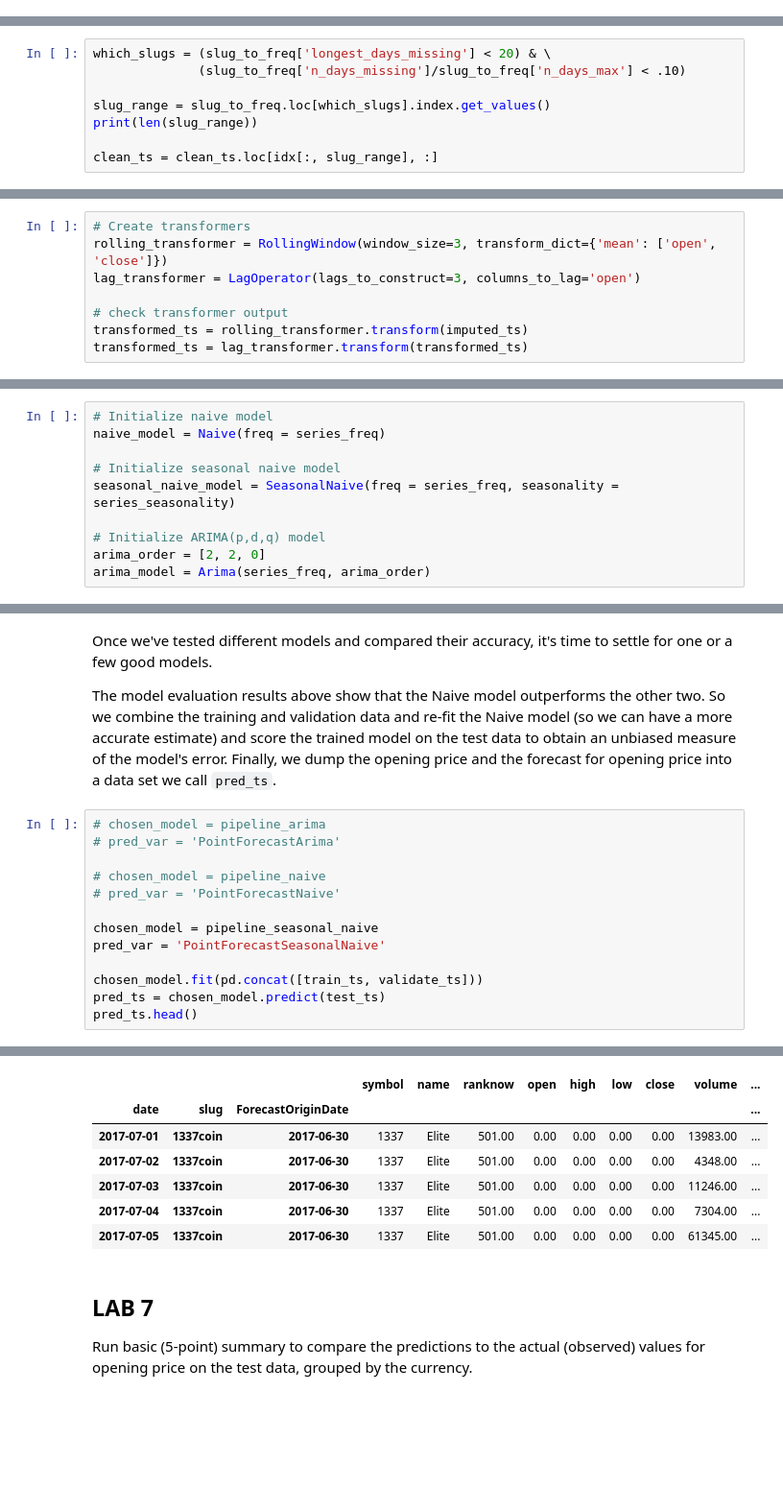
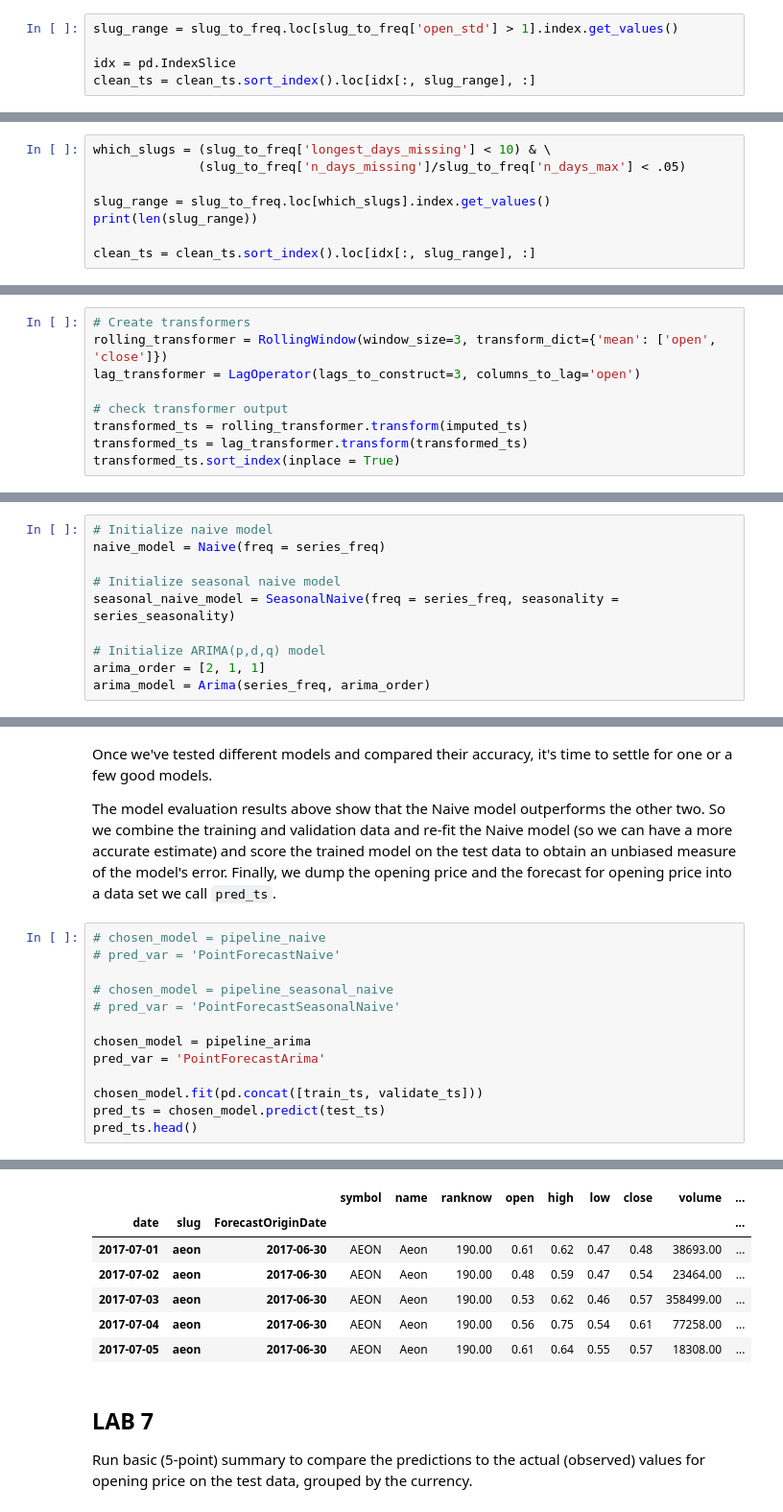
Before and after one commit to bassampourco/LearnAI-CustomTimeSeriesForecastingWithAML, a Jupyter notebook: Crypto_Markets.ipynb, the cells around one changed output, grey strips where cells are left out. Shown at 96% size. Cells and saved outputs as stored; diff of their text form; blank space fills up the shorter version.

```diff
--- a/Crypto_Markets.ipynb
+++ b/Crypto_Markets.ipynb
@@ -379,3 +366,8 @@ slug_to_freq.head(10)
+# %%
+slug_range = slug_to_freq.loc[slug_to_freq['open_std'] > 1].index.get_values()
+
+idx = pd.IndexSlice
+clean_ts = clean_ts.sort_index().loc[idx[:, slug_range], :]
 # %% [markdown]
 We can also compute our own summary statistics.
  - The function `longest_nan_chain` below computes the length of the longest chain of `nan`'s (missing data) in an array. We use it to compute the most number of consecutive days in the time series that each currency went without  recording a price at open.
@@ -445,11 +437,11 @@ idx = pd.IndexSlice
 # %% [markdown]
 Using the statistics we computed above, we're going to do one last round of data cleaning by removing currencies with too many missing data points, either as a percentage of the total number of data points or because of a long chain of consecutive missing data points.
 # %%
-which_slugs = (slug_to_freq['longest_days_missing'] < 20) & \
-              (slug_to_freq['n_days_missing']/slug_to_freq['n_days_max'] < .10)
+which_slugs = (slug_to_freq['longest_days_missing'] < 10) & \
+              (slug_to_freq['n_days_missing']/slug_to_freq['n_days_max'] < .05)
 
 slug_range = slug_to_freq.loc[which_slugs].index.get_values()
 print(len(slug_range))
 
-clean_ts = clean_ts.loc[idx[:, slug_range], :]
+clean_ts = clean_ts.sort_index().loc[idx[:, slug_range], :]
 # %% [output]
@@ -545,6 +533,7 @@ lag_transformer = LagOperator(lags_to_construct=3, columns_to_lag='open')
 # check transformer output
 transformed_ts = rolling_transformer.transform(imputed_ts)
 transformed_ts = lag_transformer.transform(transformed_ts)
+transformed_ts.sort_index(inplace = True)
 # %%
 transformed_ts.loc[idx[:, 'bitcoin'], :].head()
 # %% [output]
@@ -586,7 +621,7 @@ naive_model = Naive(freq = series_freq)
 seasonal_naive_model = SeasonalNaive(freq = series_freq, seasonality = series_seasonality)
 
 # Initialize ARIMA(p,d,q) model
-arima_order = [2, 2, 0]
+arima_order = [2, 1, 1]
 arima_model = Arima(series_freq, arima_order)
 # %% [markdown]
 ### Build the Pipelines
@@ -642,14 +677,14 @@ Once we've tested different models and compared their accuracy, it's time to set
 
 The model evaluation results above show that the Naive model outperforms the other two. So we combine the training and validation data and re-fit the Naive model (so we can have a more accurate estimate) and score the trained model on the test data to obtain an unbiased measure of the model's error. Finally, we dump the opening price and the forecast for opening price into a data set we call `pred_ts`.
 # %%
-# chosen_model = pipeline_arima
-# pred_var = 'PointForecastArima'
-
 # chosen_model = pipeline_naive
 # pred_var = 'PointForecastNaive'
 
-chosen_model = pipeline_seasonal_naive
-pred_var = 'PointForecastSeasonalNaive'
+# chosen_model = pipeline_seasonal_naive
+# pred_var = 'PointForecastSeasonalNaive'
+
+chosen_model = pipeline_arima
+pred_var = 'PointForecastArima'
 
 chosen_model.fit(pd.concat([train_ts, validate_ts]))
 pred_ts = chosen_model.predict(test_ts)
@@ -662,10 +697,10 @@ F1 2018-04-21 20:30:49,495 INFO azureml.timeseries - pipeline predict finished.
 |  |  |  | symbol | name | ranknow | open | high | low | close | volume | ... |
 | date | slug | ForecastOriginDate |  |  |  |  |  |  |  |  | ... |
-| 2017-07-01 | 1337coin | 2017-06-30 | 1337 | Elite | 501.00 | 0.00 | 0.00 | 0.00 | 0.00 | 13983.00 | ... |
-| 2017-07-02 | 1337coin | 2017-06-30 | 1337 | Elite | 501.00 | 0.00 | 0.00 | 0.00 | 0.00 | 4348.00 | ... |
-| 2017-07-03 | 1337coin | 2017-06-30 | 1337 | Elite | 501.00 | 0.00 | 0.00 | 0.00 | 0.00 | 11246.00 | ... |
-| 2017-07-04 | 1337coin | 2017-06-30 | 1337 | Elite | 501.00 | 0.00 | 0.00 | 0.00 | 0.00 | 7304.00 | ... |
-| 2017-07-05 | 1337coin | 2017-06-30 | 1337 | Elite | 501.00 | 0.00 | 0.00 | 0.00 | 0.00 | 61345.00 | ... |
+| 2017-07-01 | aeon | 2017-06-30 | AEON | Aeon | 190.00 | 0.61 | 0.62 | 0.47 | 0.48 | 38693.00 | ... |
+| 2017-07-02 | aeon | 2017-06-30 | AEON | Aeon | 190.00 | 0.48 | 0.59 | 0.47 | 0.54 | 23464.00 | ... |
+| 2017-07-03 | aeon | 2017-06-30 | AEON | Aeon | 190.00 | 0.53 | 0.62 | 0.46 | 0.57 | 358499.00 | ... |
+| 2017-07-04 | aeon | 2017-06-30 | AEON | Aeon | 190.00 | 0.56 | 0.75 | 0.54 | 0.61 | 77258.00 | ... |
+| 2017-07-05 | aeon | 2017-06-30 | AEON | Aeon | 190.00 | 0.61 | 0.64 | 0.55 | 0.57 | 18308.00 | ... |
 # %% [markdown]
 ## LAB 7
 
```
Also changed, not shown: parts of 28 cells of this notebook.
